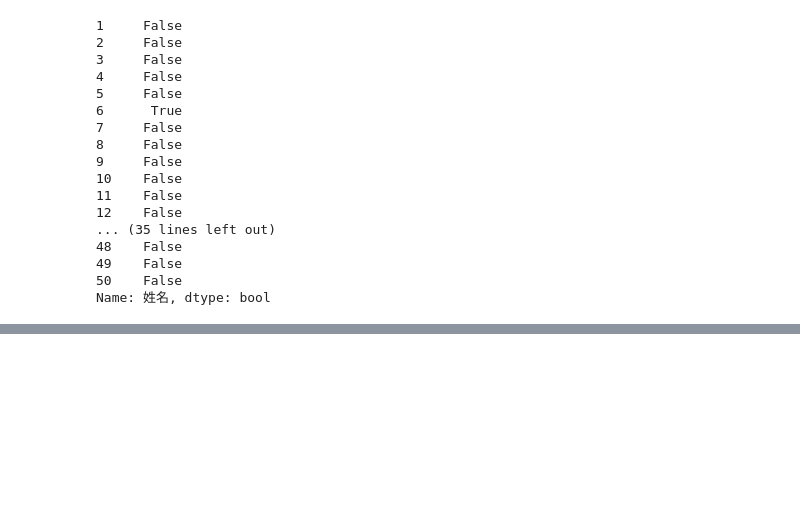
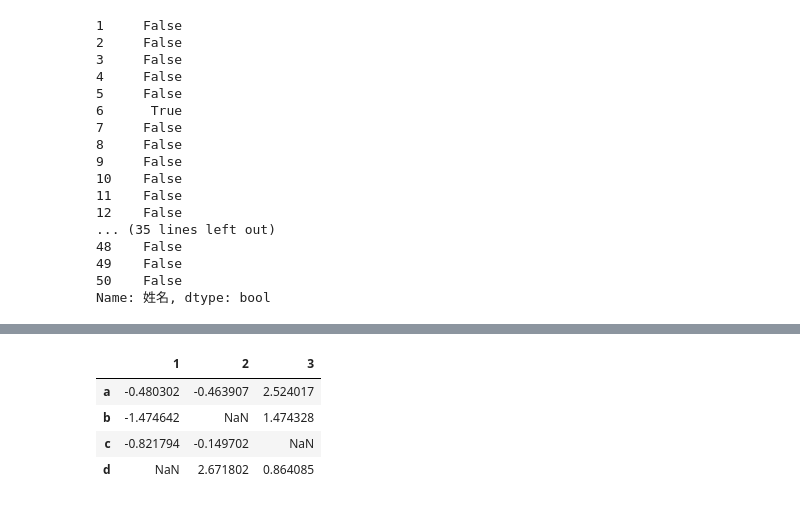
Before and after one commit to sarah-miniconda/python_2026test, a Jupyter notebook: 0718/practice1.ipynb, the cells around one changed output, grey strips where cells are left out. Cells and saved outputs as stored; diff of their text form; code cells hidden in the pictures; blank space fills up the shorter version.

```diff
--- a/0718/practice1.ipynb
+++ b/0718/practice1.ipynb
@@ -241,0 +286,10 @@ scores_df['及格科目數'] = scores_df[['語文','英語', '數學', '地理',
+# %%
+# 樞紐分析
+import numpy as np
+import pandas as pd
+
+data = pd. Series(np.random.randn(9),
+                 index=[['a','a','a','b','b','c','c','d','d'],
+                        [1,2,3,1,3,1,2,2,3]])
+
+data
@@ -241,0 +307,9 @@ scores_df['及格科目數'] = scores_df[['語文','英語', '數學', '地理',
+# %%
+data1 = data.unstack()
+data1
+# %% [output]
+|  | 1 | 2 | 3 |
+| a | -0.480302 | -0.463907 | 2.524017 |
+| b | -1.474642 | NaN | 1.474328 |
+| c | -0.821794 | -0.149702 | NaN |
+| d | NaN | 2.671802 | 0.864085 |
```
Also changed, not shown: parts of 17 cells of this notebook, 1 other file.
